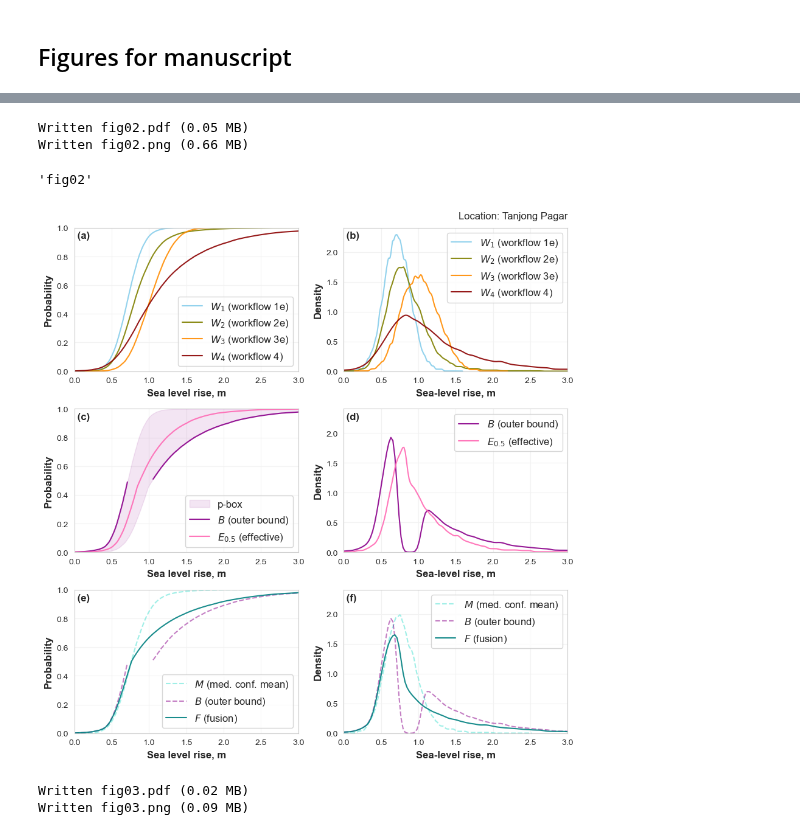
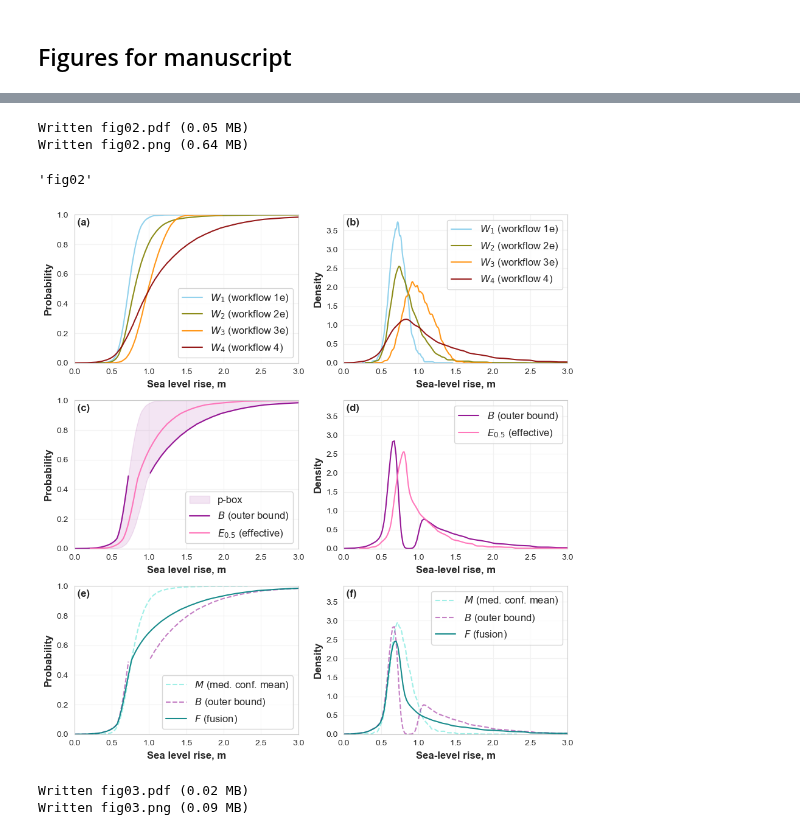
Before and after one commit to grandey/d23a-fusion, a Jupyter notebook: fusion_analysis_d23a.ipynb, the cells around one changed output, grey strips where cells are left out. Cells and saved outputs as stored; diff of their text form; code cells hidden in the pictures.

```diff
--- a/fusion_analysis_d23a.ipynb
+++ b/fusion_analysis_d23a.ipynb
@@ -47,15 +47,15 @@ Written o03.png (0.03 MB)
 # %%
 # SSP5 year-2100 AR6 projections, p-box, and fusion
 fig, axs = d23a.fig_qfs_marginals(workflows_r=(('wf_1e', 'wf_2e', 'wf_3e', 'wf_4'), ('outer', 'effective_0.5'), ('fusion_1e+2e',)),
                                   bg_workflows_r=(list(), list(), ('mean_1e+2e', 'outer')),
                                   pbox_r=(False, True, False),
-                                  rate=False, scenario='ssp585', year=2100, gauge='TANJONG_PAGAR', xlim=(0., 3.))
+                                  rate=False, scenario='ssp585', year=2100, gauge=None, xlim=(0., 3.))
 d23a.name_save_fig(fig)
 # %% [output]
 Written fig02.pdf (0.05 MB)
-Written fig02.png (0.66 MB)
+Written fig02.png (0.64 MB)
 'fig02'
-[figure, old version]
+[figure, new version]
 # %%
 # Weighting function
 fig, ax = plt.subplots(1, 1, figsize=(4.5, 3), tight_layout=True)
```
Also changed, not shown: parts of 7 cells of this notebook, 9 other files.
